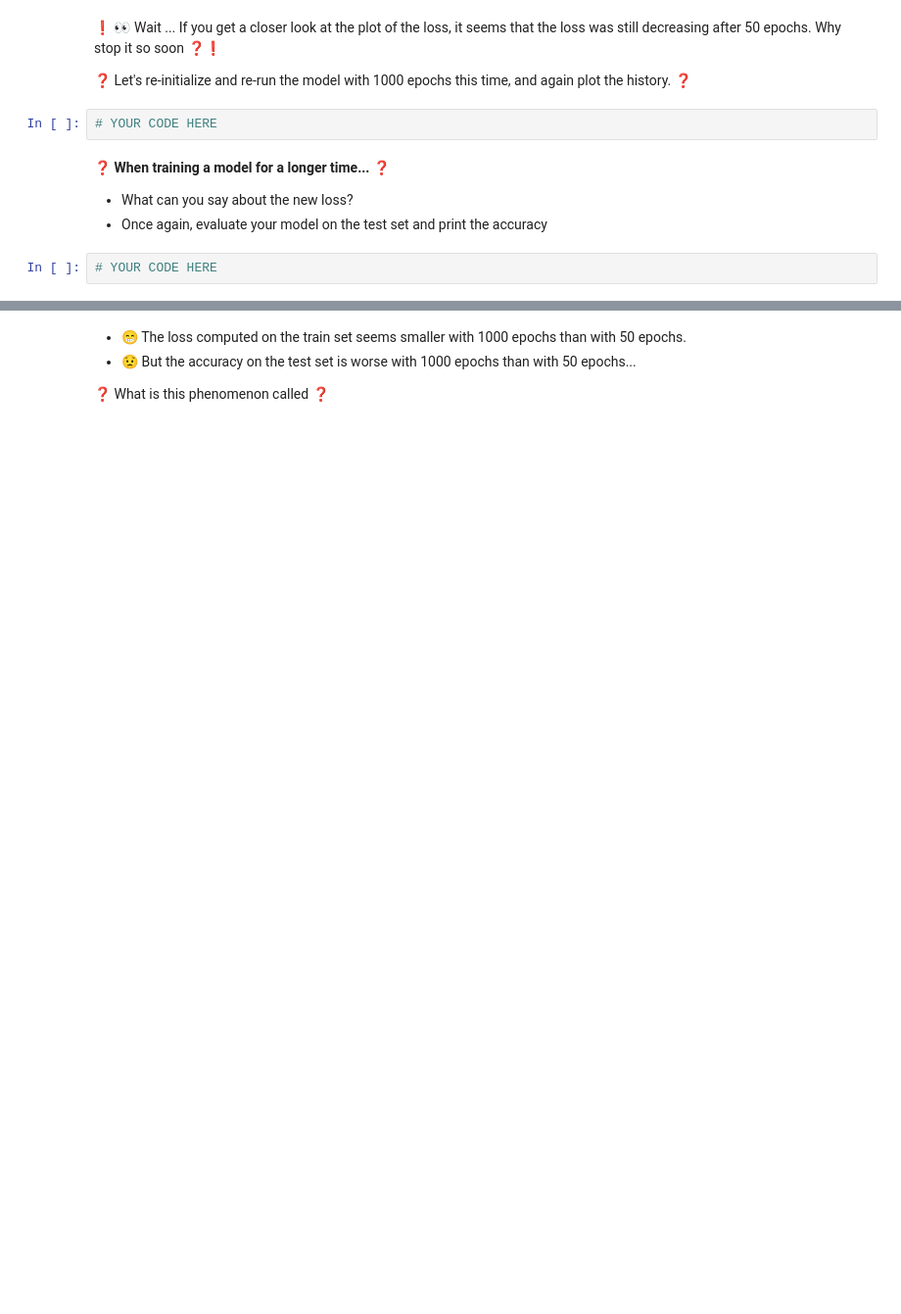
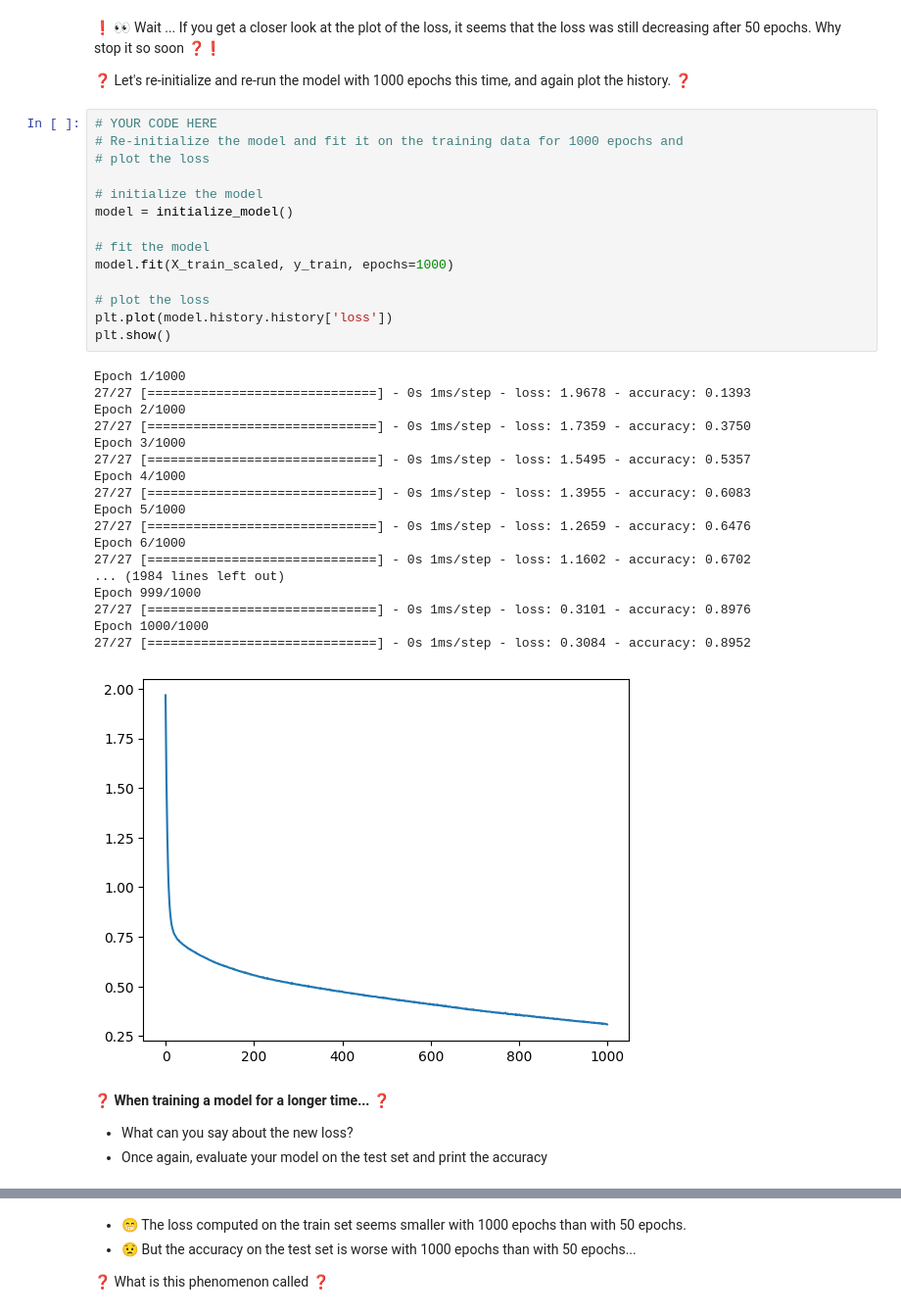
Before and after one commit to tanushrin/data-multiclass-classification, a Jupyter notebook: multiclass_classification.ipynb, the cells around one changed output, grey strips where cells are left out. Shown: that part at 98% size. Saved outputs shown, nothing was run; the diff lists cells and outputs as text; blank space fills up the shorter version.

```diff
--- a/multiclass_classification.ipynb
+++ b/multiclass_classification.ipynb
@@ -170,11 +365,40 @@ print(result.check())
 ❗ 👀 Wait ... If you get a closer look at the plot of the loss, it seems that the loss was still decreasing after 50 epochs. Why stop it so soon ❓❗
 
 ❓ Let's re-initialize and re-run the model with 1000 epochs this time, and again plot the history. ❓
-# %%
-# YOUR CODE HERE
+# %%
+# YOUR CODE HERE
+# Re-initialize the model and fit it on the training data for 1000 epochs and
+# plot the loss
+
+# initialize the model
+model = initialize_model()
+
+# fit the model
+model.fit(X_train_scaled, y_train, epochs=1000)
+
+# plot the loss
+plt.plot(model.history.history['loss'])
+plt.show()
+# %% [output]
+Epoch 1/1000
+27/27 [==============================] - 0s 1ms/step - loss: 1.9678 - accuracy: 0.1393
+Epoch 2/1000
+27/27 [==============================] - 0s 1ms/step - loss: 1.7359 - accuracy: 0.3750
+Epoch 3/1000
+27/27 [==============================] - 0s 1ms/step - loss: 1.5495 - accuracy: 0.5357
+Epoch 4/1000
+27/27 [==============================] - 0s 1ms/step - loss: 1.3955 - accuracy: 0.6083
+Epoch 5/1000
+27/27 [==============================] - 0s 1ms/step - loss: 1.2659 - accuracy: 0.6476
+Epoch 6/1000
+27/27 [==============================] - 0s 1ms/step - loss: 1.1602 - accuracy: 0.6702
+... (1984 lines left out)
+Epoch 999/1000
+27/27 [==============================] - 0s 1ms/step - loss: 0.3101 - accuracy: 0.8976
+Epoch 1000/1000
+27/27 [==============================] - 0s 1ms/step - loss: 0.3084 - accuracy: 0.8952
+[figure, added]
 # %% [markdown]
 ❓ **When training a model for a longer time...** ❓
 - What can you say about the new loss?
 - Once again, evaluate your model on the test set and print the accuracy
-# %%
-# YOUR CODE HERE
```
Also changed, not shown: parts of 29 cells of this notebook.
